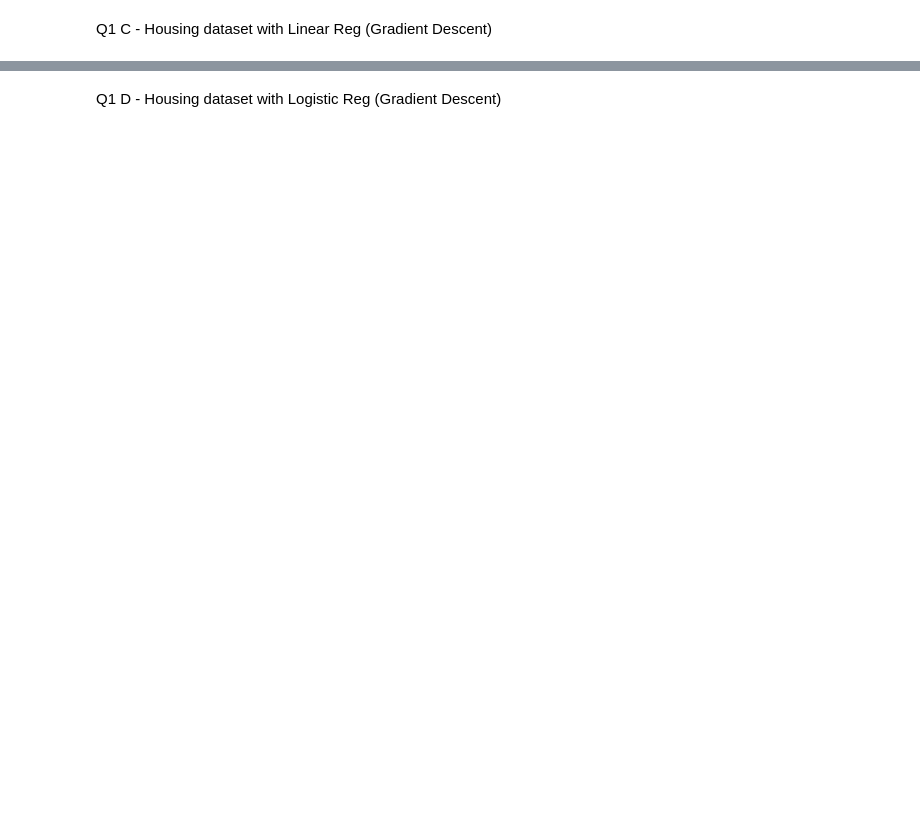
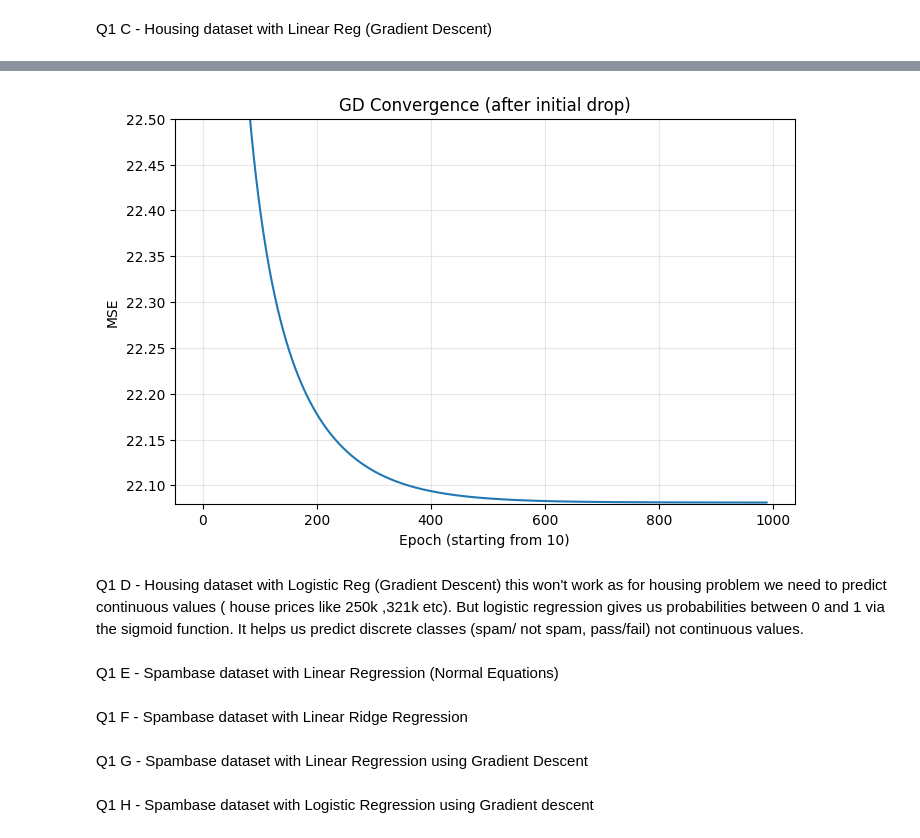
Before and after one commit to yashlad27/CS6140-Fall2025, a Jupyter notebook: Week-2/HW2/hw2_q1_ml.ipynb, the cells around one changed output, grey strips where cells are left out. Drawn from its saved outputs; the diff is of its cells as text; code cells hidden in the pictures; blank space fills up the shorter version.

Commit message:
housing dataset part complete

```diff
--- a/Week-2/HW2/hw2_q1_ml.ipynb
+++ b/Week-2/HW2/hw2_q1_ml.ipynb
@@ -114,0 +138,21 @@ Q1 C - Housing dataset with Linear Reg (Gradient Descent)
+# %%
+print("Train Linear Regression with Gradient Descent:")
+w_gd, losses = gradient_descent_lin_reg(Xtrain_house_bias, y_train, lr=0.1, epochs=1000)
+
+# predictions step:
+train_pred_gd = Xtrain_house_bias @ w_gd
+test_pred_gd = Xtest_house_bias @ w_gd
+
+# MSE Calculation:
+train_mse_3 = np.mean((train_pred_gd-y_train) ** 2)
+test_mse_3 = np.mean((test_pred_gd-y_test) ** 2)
+
+print(f"\n Final Train MSE: {train_mse_3:.6f}")
+print(f"\n Final Test MSE: {test_mse_3:.6f}")
+
+# Convergence Plot:
+plt.plot(losses)
+plt.xlabel('Epoch')
+plt.ylabel('MSE')
+plt.title('Gradient Descent Convergence')
+plt.show()
@@ -115,2 +176,21 @@ Q1 C - Housing dataset with Linear Reg (Gradient Descent)
+# %%
+plt.figure(figsize=(8, 5))
+plt.plot(losses[10:])
+plt.xlabel('Epoch (starting from 10)')
+plt.ylabel('MSE')
+plt.title('GD Convergence (after initial drop)')
+plt.ylim(22.08, 22.5)
+plt.grid(True, alpha=0.3)
+plt.show()
+# %% [output]
+[figure, added]
 # %% [markdown]
-Q1 D - Housing dataset with Logistic Reg (Gradient Descent)
+Q1 D - Housing dataset with Logistic Reg (Gradient Descent) this won't work as for housing problem we need to predict continuous values ( house prices like 250k ,321k etc). But logistic regression gives us probabilities between 0 and 1 via the sigmoid function. It helps us predict discrete classes (spam/ not spam, pass/fail) not continuous values.
+# %% [markdown]
+Q1 E - Spambase dataset with Linear Regression (Normal Equations)
+# %% [markdown]
+Q1 F - Spambase dataset with Linear Ridge Regression
+# %% [markdown]
+Q1 G - Spambase dataset with Linear Regression using Gradient Descent
+# %% [markdown]
+Q1 H - Spambase dataset with Logistic Regression using Gradient descent
```
Also changed, not shown: parts of 4 cells of this notebook.
